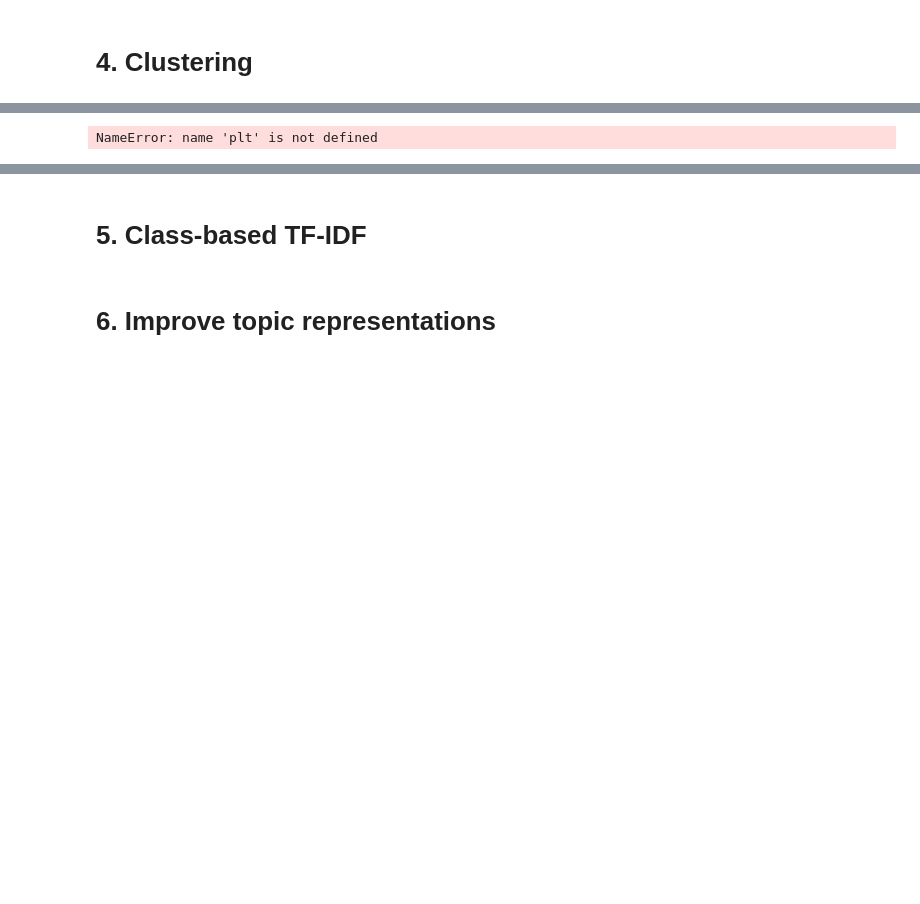
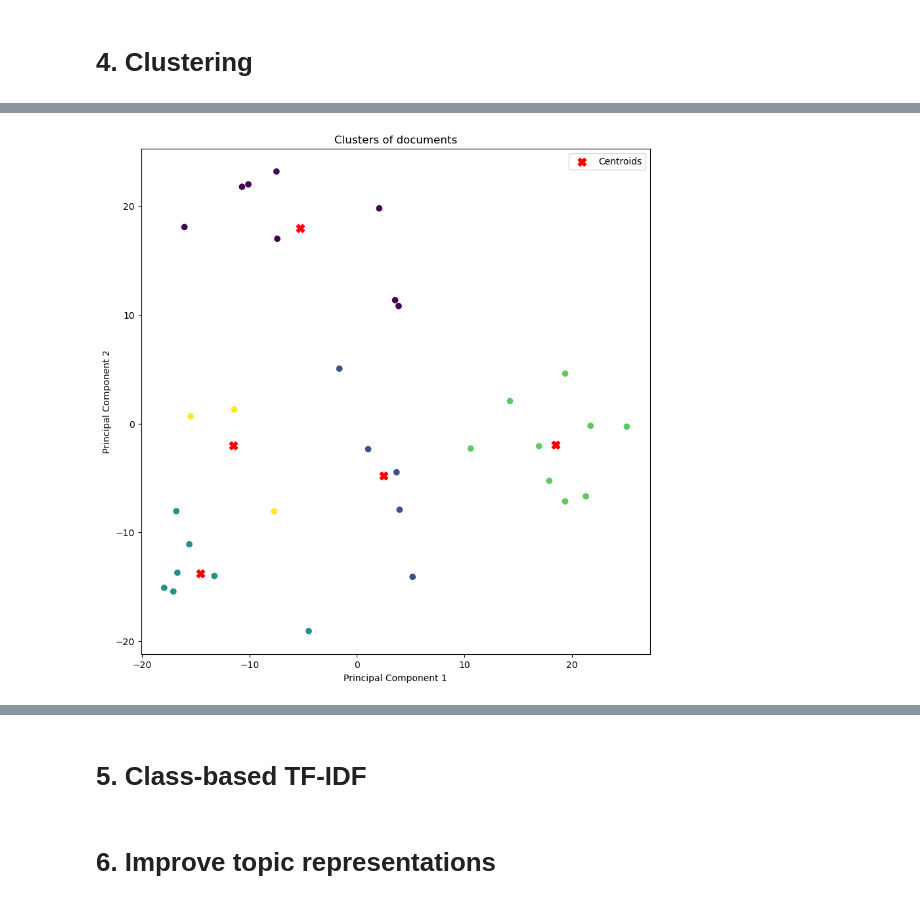
Before and after one commit to Verse1/topic-modeling, a Jupyter notebook: model.ipynb, the cells around one changed output, grey strips where cells are left out. Drawn from its saved outputs; the diff is of its cells as text; code cells hidden in the pictures; blank space fills up the shorter version.

```diff
--- a/model.ipynb
+++ b/model.ipynb
@@ -260,18 +293,23 @@ for i, centroid in enumerate(centroids):
 
 cluster_info.to_csv('cluster_info.csv', index=False)
 # %%
+clustering=KMeans(n_clusters=5, n_init="auto").fit(df["reduced2D"].tolist())
+centroids = clustering.cluster_centers_
 x = [p[0] for p in df['reduced2D']]
 y = [p[1] for p in df['reduced2D']]
 # %%
 plt.figure(figsize=(10,10))
 plt.scatter(x, y, c=clustering.labels_)
 plt.scatter(centroids[:, 0], centroids[:, 1], color='red', marker='X', s=80, label='Centroids')
+plt.title('Clusters of documents')
+plt.xlabel('Principal Component 1')
+plt.ylabel('Principal Component 2')
 plt.legend()
+plt.savefig('clusters.png')
 plt.show()
-
-plt.savefig('clusters.png')
+plt.close()
 # %% [output]
-NameError: name 'plt' is not defined
+[figure, added]
 # %%
 from scipy.cluster.hierarchy import dendrogram, linkage
 Z = linkage(reduced, method='ward')
```
Also changed, not shown: parts of 17 cells of this notebook, 4 other files.
